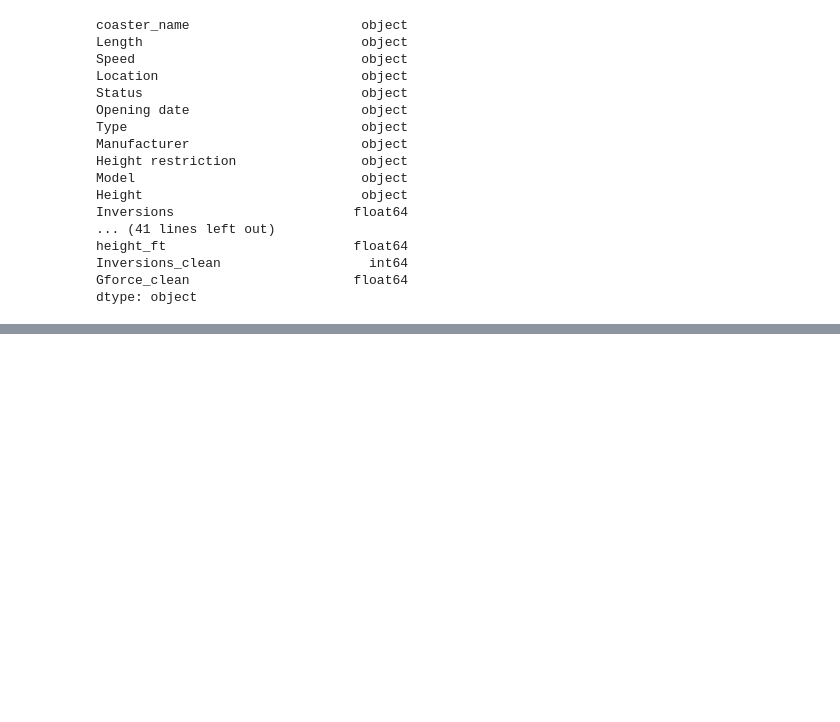
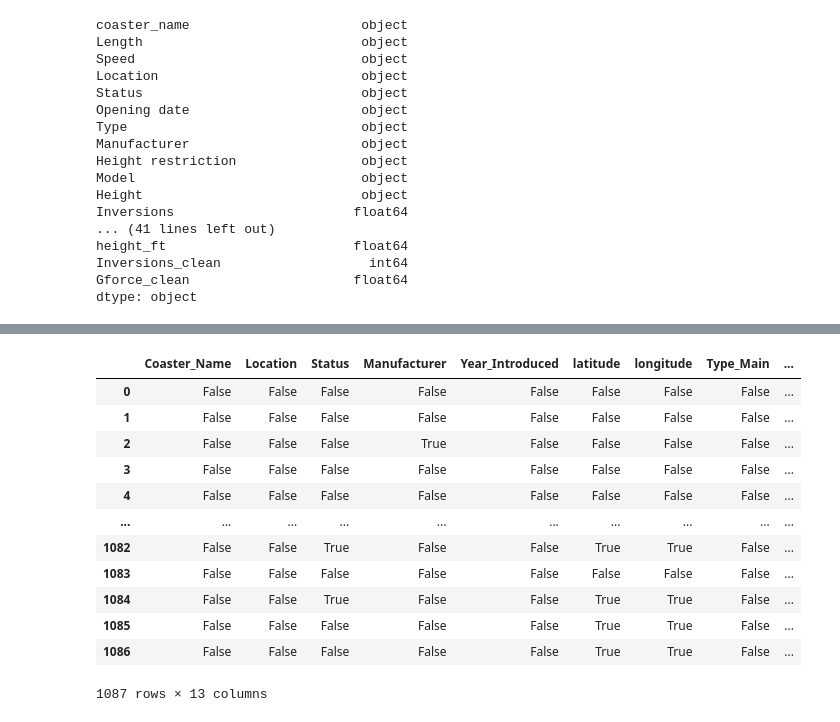
Before and after one commit to MLN142/EDA_Portfolio, a Jupyter notebook: Rollercoaster_Analysis/Rollercoaster.ipynb, the cells around one changed output, grey strips where cells are left out. Drawn from its saved outputs; the diff is of its cells as text; code cells hidden in the pictures; blank space fills up the shorter version.

```diff
--- a/Rollercoaster_Analysis/Rollercoaster.ipynb
+++ b/Rollercoaster_Analysis/Rollercoaster.ipynb
@@ -98,0 +117,24 @@ df.head(10)
+# %%
+df=df[['coaster_name',
+#     'Length',
+ 'Speed',
+      'Location', 'Status',
+#     'Opening date',
+#     'Type',
+       'Manufacturer',
+      #   'Height restriction', 'Model', 'Height',
+      #  'Inversions', 'Lift/launch system', 'Cost', 'Trains', 'Park section',
+      #  'Duration', 'Capacity', 'G-force', 'Designer', 'Max vertical angle',
+      #  'Drop', 'Soft opening date', 'Fast Lane available', 'Replaced',
+      #  'Track layout', 'Fastrack available', 'Soft opening date.1',
+      #  'Closing date', 'Opened', 'Replaced by', 'Website',
+      #  'Flash Pass Available', 'Must transfer from wheelchair', 'Theme',
+      #  'Single rider line available', 'Restraint Style',
+      #  'Flash Pass available', 'Acceleration', 'Restraints', 'Name',
+       'year_introduced', 'latitude', 'longitude', 'Type_Main',
+        'opening_date_clean',
+      #  'speed1', 'speed2', 'speed1_value', 'speed1_unit',
+        'speed_mph',
+        # 'height_value', 'height_unit',
+          'height_ft',
+       'Inversions_clean', 'Gforce_clean']].copy()
@@ -98,0 +145,2 @@ df.head(10)
+# %%
+df=df.drop("Speed",axis=1)
@@ -98,0 +168,2 @@ df.head(10)
+# %%
+df["opening_date_clean"]=pd.to_datetime(df["opening_date_clean"])
@@ -98,0 +196,3 @@ df.head(10)
+# %%
+df=df.rename(columns={"coaster_name":"Coaster_Name","year_introduced":"Year_Introduced",
+"speed_mph":"Speed_Mph"})
@@ -98,0 +208,16 @@ df.head(10)
+# %%
+df.isna()
+# %% [output]
+|  | Coaster_Name | Location | Status | Manufacturer | Year_Introduced | latitude | longitude | Type_Main | ... |
+| 0 | False | False | False | False | False | False | False | False | ... |
+| 1 | False | False | False | False | False | False | False | False | ... |
+| 2 | False | False | False | True | False | False | False | False | ... |
+| 3 | False | False | False | False | False | False | False | False | ... |
+| 4 | False | False | False | False | False | False | False | False | ... |
+| ... | ... | ... | ... | ... | ... | ... | ... | ... | ... |
+| 1082 | False | False | True | False | False | True | True | False | ... |
+| 1083 | False | False | False | False | False | False | False | False | ... |
+| 1084 | False | False | True | False | False | True | True | False | ... |
+| 1085 | False | False | False | False | False | True | True | False | ... |
+| 1086 | False | False | False | False | False | True | True | False | ... |
+1087 rows × 13 columns
```
Also changed, not shown: parts of 17 cells of this notebook.
